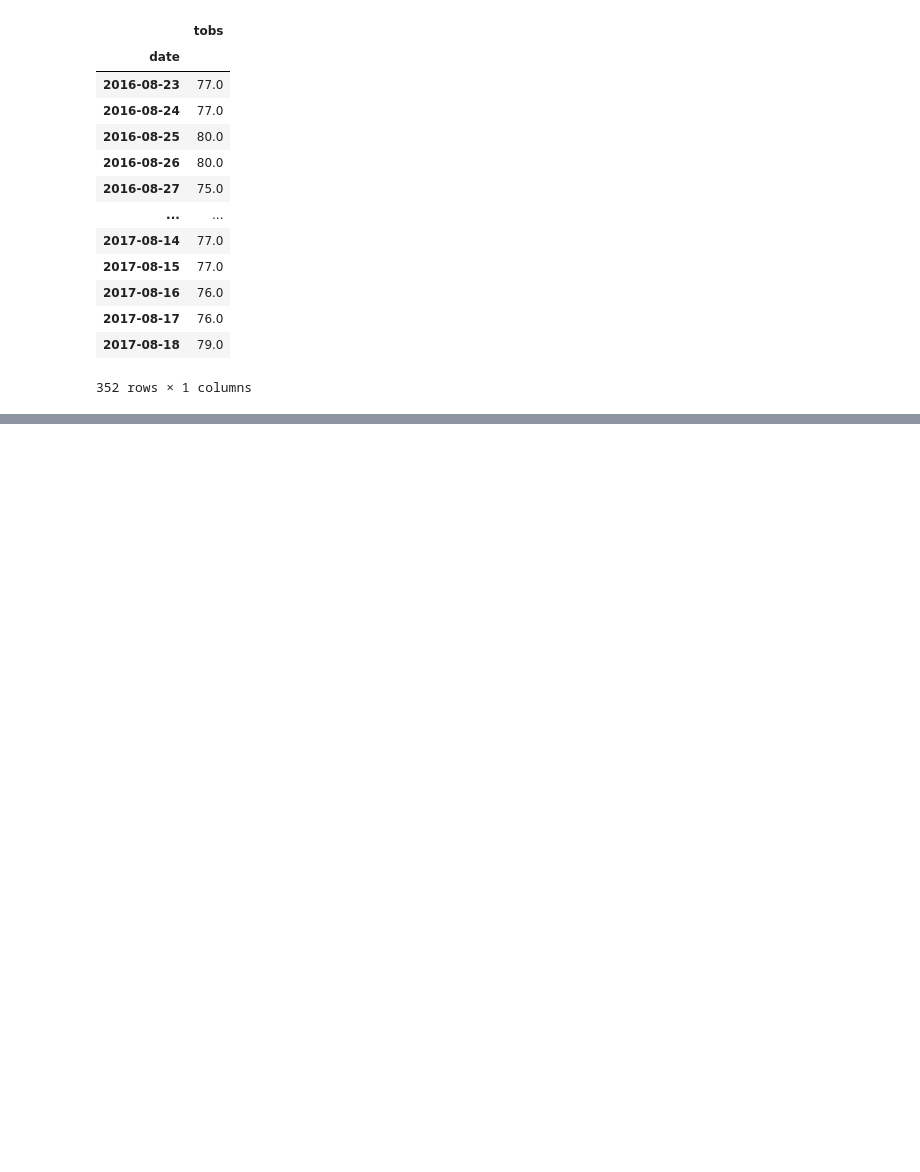
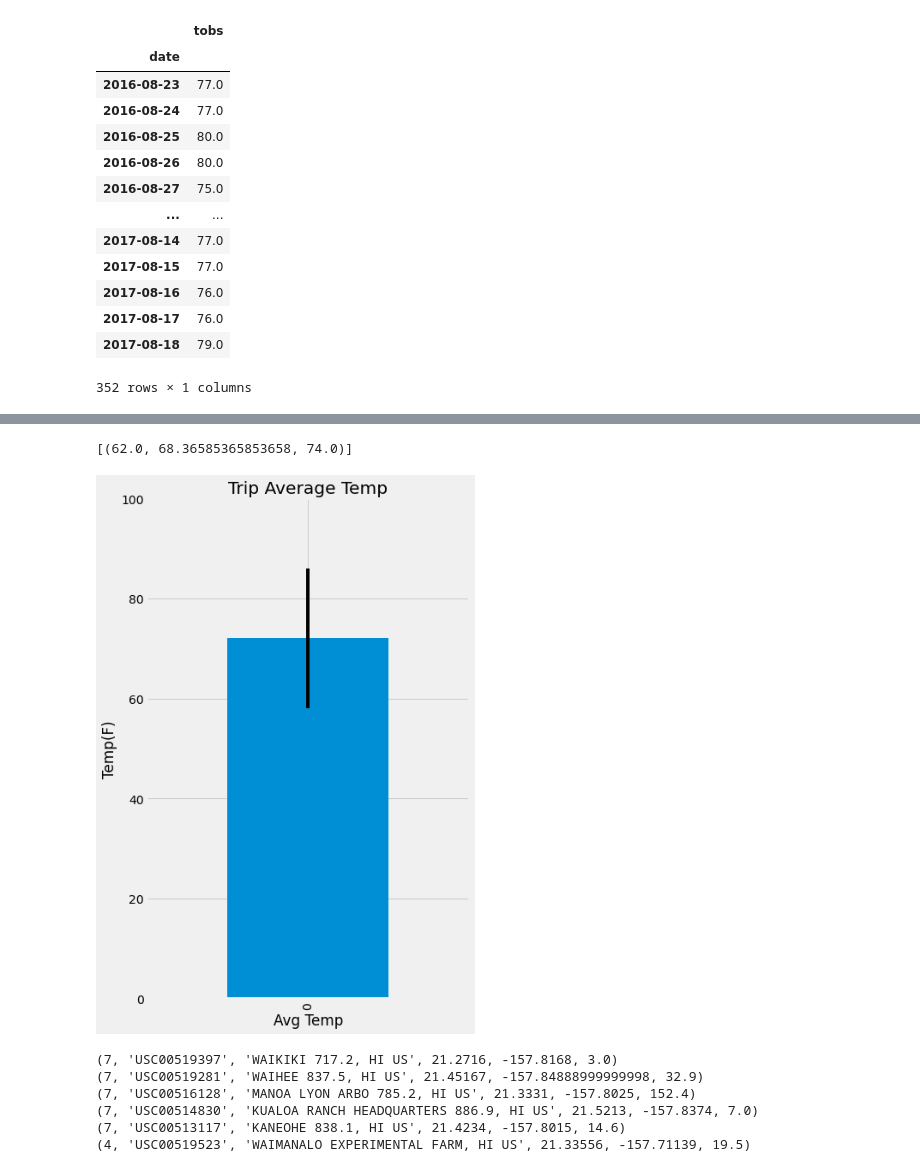
Before and after one commit to diazdez/sqlalchemy-challenge, a Jupyter notebook: climate_starter.ipynb, the cells around one changed output, grey strips where cells are left out. Cells and saved outputs as stored; diff of their text form; code cells hidden in the pictures; blank space fills up the shorter version.

```diff
--- a/climate_starter.ipynb
+++ b/climate_starter.ipynb
@@ -316,11 +315,67 @@ print(calc_temps('2012-02-28', '2012-03-05'))
+# %%
+# Use your previous function `calc_temps` to calculate the tmin, tavg, and tmax
+# for your trip using the previous year's data for those same dates.
+
+def calc_temps(start_date, end_date):
+    """TMIN, TAVG, and TMAX for a list of dates.
+
+    Args:
+        start_date (string): A date string in the format %Y-%m-%d
+        end_date (string): A date string in the format %Y-%m-%d
+
+    Returns:
+        TMIN, TAVE, and TMAX
+    """
+
+    return session.query(func.min(Measurement.tobs), func.avg(Measurement.tobs), func.max(Measurement.tobs)).\
+        filter(Measurement.date >= start_date).filter(Measurement.date <= end_date).all()
+
+#  TRIP Start and End Date for January 1, 2017 and January 7, 2017
+
+print(calc_temps('2017-01-01', '2017-01-07'))
+# %% [output]
+[(62.0, 68.36585365853658, 74.0)]
 # %%
 # Plot the results from your previous query as a bar chart.
 # Use "Trip Avg Temp" as your Title
 # Use the average temperature for the y value
 # Use the peak-to-peak (tmax-tmin) value as the y error bar (yerr)
+
+# dataframe
+df = pd.DataFrame(temps, columns=["TMIN", "TAVG", "TMAX"])
+
+# plot
+plt.figure(figsize=(6,10))
+ax=df["TAVG"].plot.bar(yerr=(df["TMAX"]-df["TMIN"]))
+plt.title("Trip Average Temp")
+plt.ylabel("Temp(F)")
+plt.ylim(0,100);
+plt.xlabel("Avg Temp")
+plt.show()
+# %% [output]
+[figure, added]
 # %%
 # Calculate the total amount of rainfall per weather station for your trip dates using the previous year's matching dates.
 # Sort this in descending order by precipitation amount and list the station, name, latitude, longitude, and elevation
+
+#  TRIP Start and End Date for January 1, 2017 and January 7, 2017
+start_date = '2017-01-01'
+end_date = '2017-01-07'
+
+sel = [func.count(Measurement.prcp),Measurement.station, Station.name, Station.latitude, Station.longitude,Station.elevation]
+rainfall=session.query(*sel).filter(Measurement.station==Station.station).\
+    group_by(Measurement.station).\
+    filter(Measurement.date >= start_date).filter(Measurement.date <= end_date).\
+    order_by(func.count(Measurement.prcp).desc()).all()
+for r in rainfall:
+    print(r)
+# %% [output]
+(7, 'USC00519397', 'WAIKIKI 717.2, HI US', 21.2716, -157.8168, 3.0)
+(7, 'USC00519281', 'WAIHEE 837.5, HI US', 21.45167, -157.84888999999998, 32.9)
+(7, 'USC00516128', 'MANOA LYON ARBO 785.2, HI US', 21.3331, -157.8025, 152.4)
+(7, 'USC00514830', 'KUALOA RANCH HEADQUARTERS 886.9, HI US', 21.5213, -157.8374, 7.0)
+(7, 'USC00513117', 'KANEOHE 838.1, HI US', 21.4234, -157.8015, 14.6)
+(4, 'USC00519523', 'WAIMANALO EXPERIMENTAL FARM, HI US', 21.33556, -157.71139, 19.5)
 # %%
 # Create a query that will calculate the daily normals
 # (i.e. the averages for tmin, tmax, and tavg for all historic data matching a specific month and day)
```
Also changed, not shown: parts of 10 cells of this notebook, 2 other files.
